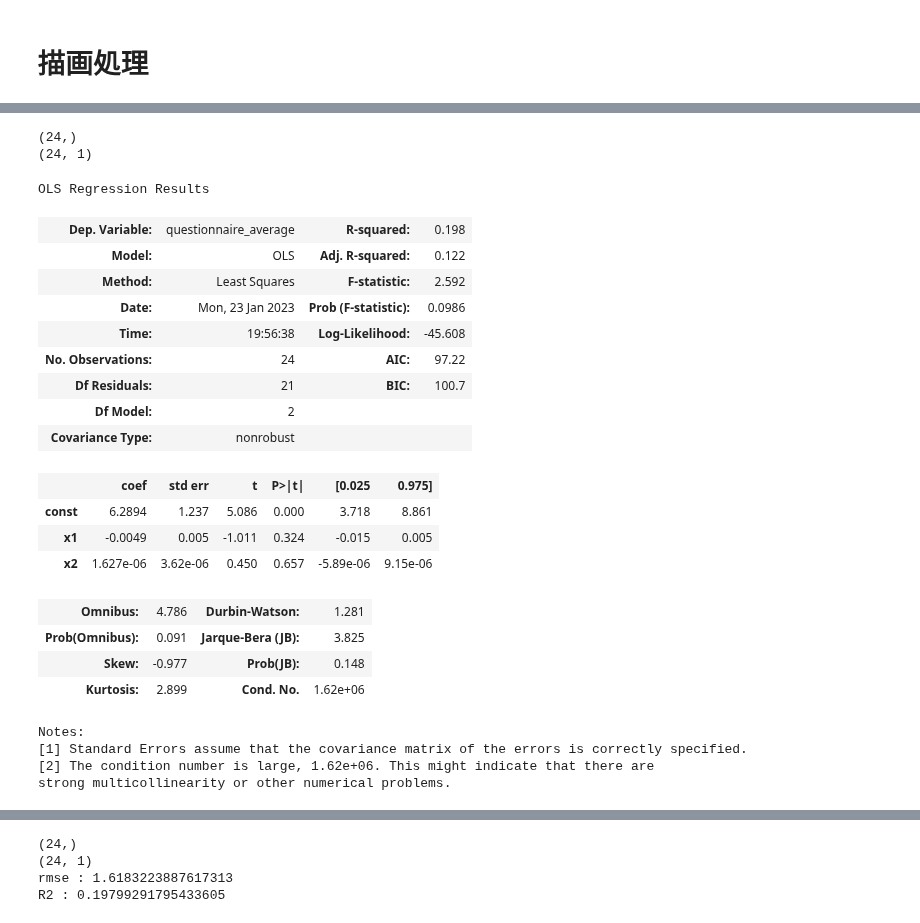
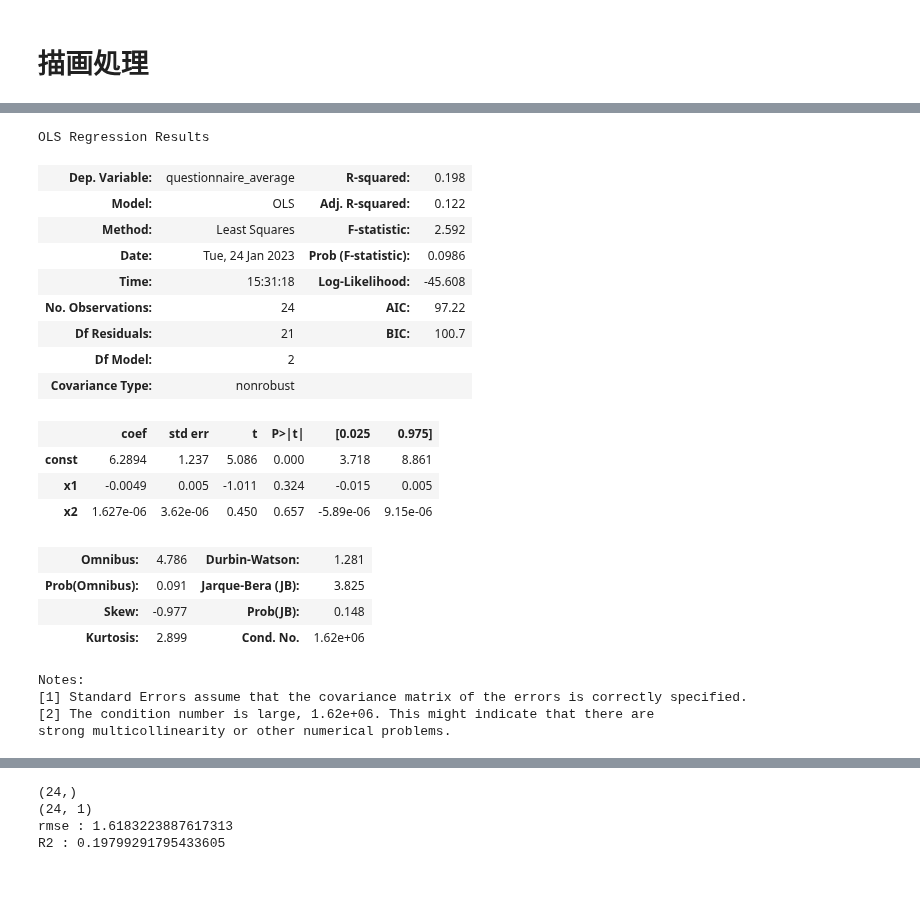
Before and after one commit to miyakooti/ECGAnalysis, a Jupyter notebook: regression_of_flow_score.ipynb, the cells around one changed output, grey strips where cells are left out. Cells and saved outputs as stored; diff of their text form; code cells hidden in the pictures; blank space fills up the shorter version.

```diff
--- a/regression_of_flow_score.ipynb
+++ b/regression_of_flow_score.ipynb
@@ -335,37 +335,33 @@ flow_dataset初期化
 | overload | 86.859843 | 690.768000 | 38.428421 | 17.722881 | 28.313184 | 0.449198 | 0.066845 | 24.0 | 20.020055 | 50.489324 | 3175.518892 | ... |
 | overload | 71.596909 | 838.025000 | 27.462691 | 13.665270 | 24.336718 | 0.426332 | 0.015674 | 18.0 | 17.208656 | 34.768157 | 1879.656538 | ... |
 # %%
+# これがM1でも動く２次回帰分析
+
 x = flow_dataset["kubios_lf"]
 y = flow_dataset[["questionnaire_average"]]
 
-
-
-
-
-#         x = x**2
-
-print(x.shape)
 x = x[:,np.newaxis]
-print(x.shape)
-
-
 polynomial_features= PolynomialFeatures(degree=2)
 xp = polynomial_features.fit_transform(x)
 xp.shape
 
 model = sm.OLS(y, xp).fit()
-ypred = model.predict(xp)
 
 model.summary()
+
+# 描画処理がうまくいかないので，描画のみwinでやる
+# xp = xp.sort()
+# ypred = model.predict(xp)
+
+# plt.scatter(x,y)
+# plt.plot(x,ypred)
 # %% [output]
-(24,)
-(24, 1)
+OLS Regression Results
-OLS Regression Results
 | Dep. Variable: | questionnaire_average | R-squared: | 0.198 |
 | Model: | OLS | Adj. R-squared: | 0.122 |
 | Method: | Least Squares | F-statistic: | 2.592 |
-| Date: | Mon, 23 Jan 2023 | Prob (F-statistic): | 0.0986 |
-| Time: | 19:56:38 | Log-Likelihood: | -45.608 |
+| Date: | Tue, 24 Jan 2023 | Prob (F-statistic): | 0.0986 |
+| Time: | 15:31:18 | Log-Likelihood: | -45.608 |
 | No. Observations: | 24 | AIC: | 97.22 |
 | Df Residuals: | 21 | BIC: | 100.7 |
 | Df Model: | 2 |  |  |
@@ -378,7 +374,7 @@ OLS Regression Results
 | Prob(Omnibus): | 0.091 | Jarque-Bera (JB): | 3.825 |
 | Skew: | -0.977 | Prob(JB): | 0.148 |
 | Kurtosis: | 2.899 | Cond. No. | 1.62e+06 |
-Notes:
-[1] Standard Errors assume that the covariance matrix of the errors is correctly specified.
-[2] The condition number is large, 1.62e+06. This might indicate that there are
-strong multicollinearity or other numerical problems.
+Notes:
+[1] Standard Errors assume that the covariance matrix of the errors is correctly specified.
+[2] The condition number is large, 1.62e+06. This might indicate that there are
+strong multicollinearity or other numerical problems.
```
Also changed, not shown: parts of 3 cells of this notebook.
